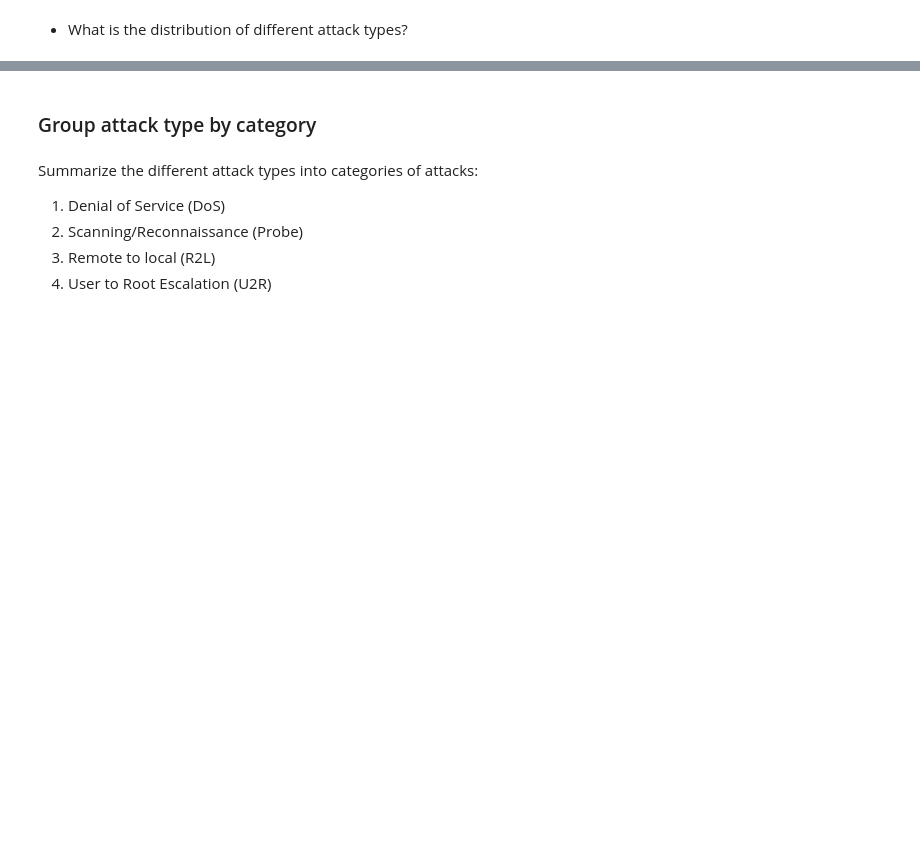
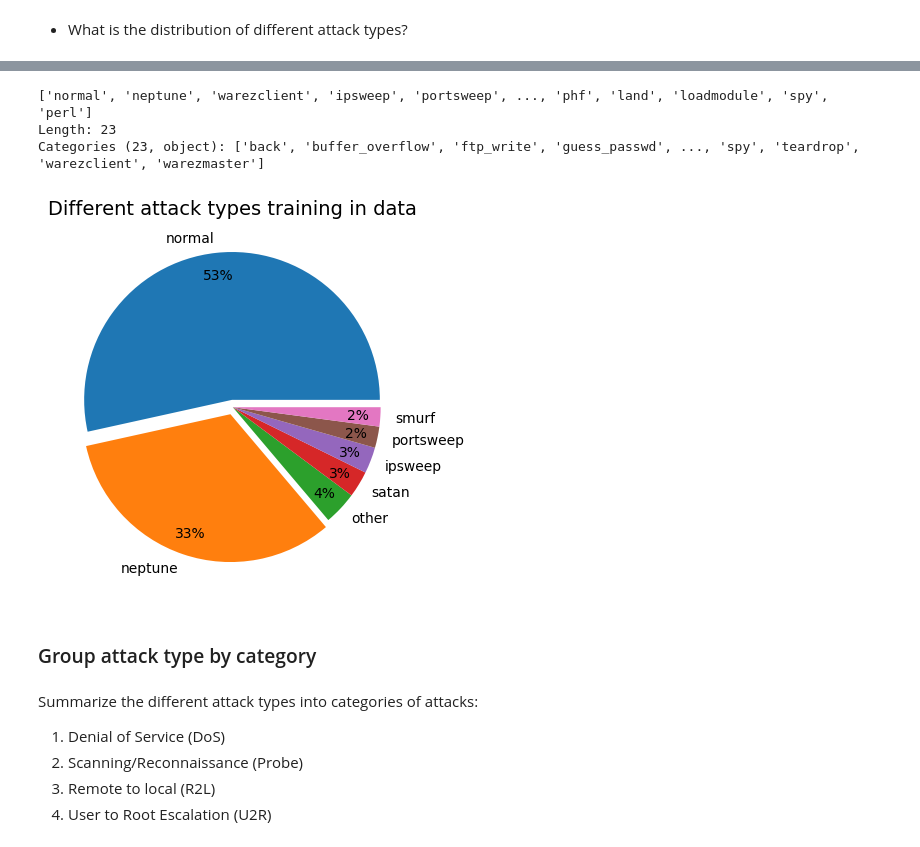
Before and after one commit to A-Lachs/cs-intrusion-detection-system, a Jupyter notebook: eda/eda.ipynb, the cells around one changed output, grey strips where cells are left out. Saved outputs shown, nothing was run; the diff lists cells and outputs as text; code cells hidden in the pictures; blank space fills up the shorter version.

```diff
--- a/eda/eda.ipynb
+++ b/eda/eda.ipynb
@@ -653,5 +653,0 @@ ValueError: new categories must not include old categories: {'other'}
-# %%
-# sum up values of new category "other" and sort values for plotting
-df_reduced_cat = df_attack_type_proportions.groupby("attack_type", observed=True, as_index=False).proportion.sum()
-df_reduced_cat.sort_values("proportion", ascending=False, inplace=True)
-df_reduced_cat
@@ -679,0 +654,32 @@ plt.show()
+# %%
+def sum_category_by_freq(data_df, feature, new_category="other", threshold= 0.02):
+
+    # add summarized category only to proportion df (not the data column itself)
+    # e.g., all categoried occuring less frequent than 2% are summarized to other
+    # return proportion df with reduced categories
+
+    # get df with proportions for target variable categories
+    df_prop = data_df[feature].value_counts(normalize=True).reset_index()
+
+    # check if feature is categorical
+    if isinstance(df_prop[feature].dtype, pd.CategoricalDtype):
+        # check if new category already exists
+        if  new_category not in df_prop[feature].cat.categories:
+            df_prop[feature] = df_prop[feature].cat.add_categories(["other"])
+        else:
+            print(f"Category {new_category} already exists")
+
+        # add attack types to category based on their proportion
+        df_prop.loc[df_prop.proportion < threshold, feature] = 'other'
+        # sum up values of new category "other" and sort values for plotting
+        df_reduced_cat = df_prop.groupby(feature, observed=True, as_index=False).proportion.sum()
+        df_reduced_cat.sort_values("proportion", ascending=False, inplace=True)
+
+        return df_reduced_cat
+
+    else:
+        print(f"The feature {feature}is not categorical.")
+        return
+# %%
+df_prop_attack_t = sum_category_by_freq(train_data,"attack_type", "other", 0.02)
+df_prop_attack_t
@@ -680,3 +695,14 @@ plt.show()
+# %%
+# using sum_prop_to_other_category() keeps categories intact in the original data
+train_data.attack_type.unique()
+# %% [output]
+['normal', 'neptune', 'warezclient', 'ipsweep', 'portsweep', ..., 'phf', 'land', 'loadmodule', 'spy', 'perl']
+Length: 23
+Categories (23, object): ['back', 'buffer_overflow', 'ftp_write', 'guess_passwd', ..., 'spy', 'teardrop', 'warezclient', 'warezmaster']
+# %%
+plot_to_pie(df_prop_attack_t, "attack_type")
+# %% [output]
+[figure, added]
 # %% [markdown]
 ### Group attack type by category
 # %% [markdown]
```
Also changed, not shown: parts of 102 cells of this notebook.
